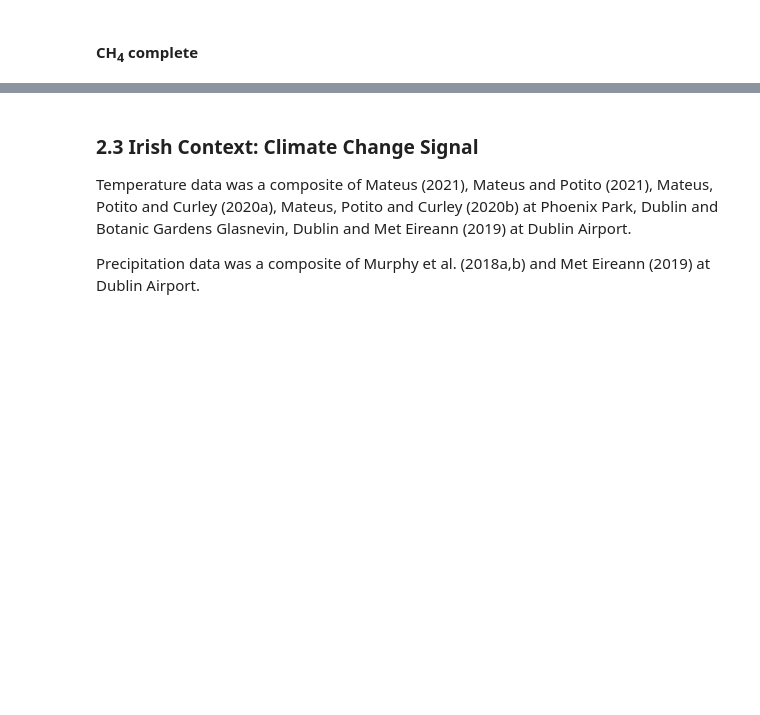
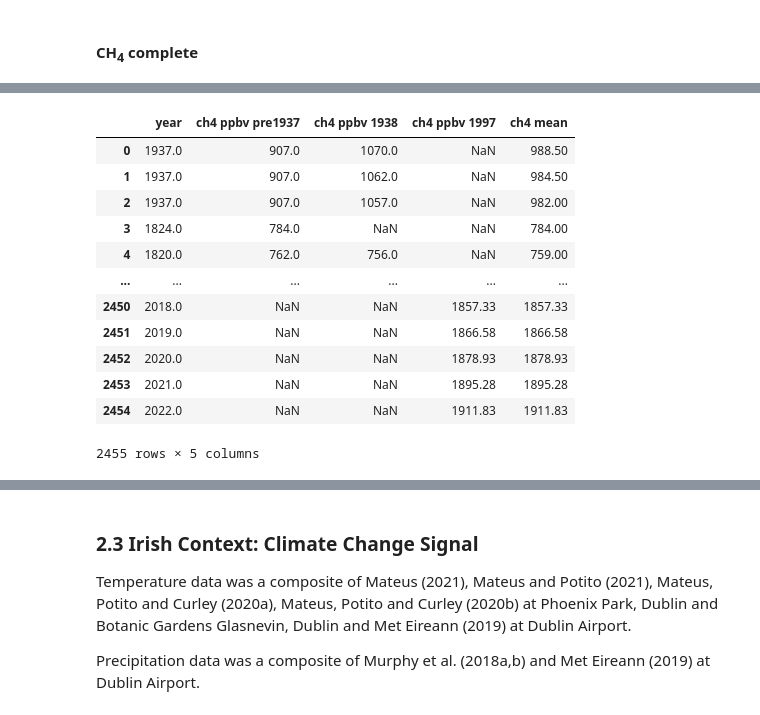
Before and after one commit to nurbujang/2progdaw23, a Jupyter notebook: project2.ipynb, the cells around one changed output, grey strips where cells are left out. Saved outputs shown, nothing was run; the diff lists cells and outputs as text; code cells hidden in the pictures; blank space fills up the shorter version.

Commit message:
sort year reset

```diff
--- a/project2.ipynb
+++ b/project2.ipynb
@@ -728,5 +787,20 @@ df_ch4_all_0_2 = df_ch4_all_0_1.merge(df_ch4_all[2], left_on='year', right_on='y
 # %%
 ch4_columns = [c for c in df_ch4_all_0_2.columns if c.startswith('ch4')]
 df_ch4_all_0_2['ch4 mean'] = df_ch4_all_0_2[ch4_columns].mean(axis=1)
+df_ch4_all_0_2
+# %% [output]
+|  | year | ch4 ppbv pre1937 | ch4 ppbv 1938 | ch4 ppbv 1997 | ch4 mean |
+| 0 | 1937.0 | 907.0 | 1070.0 | NaN | 988.50 |
+| 1 | 1937.0 | 907.0 | 1062.0 | NaN | 984.50 |
+| 2 | 1937.0 | 907.0 | 1057.0 | NaN | 982.00 |
+| 3 | 1824.0 | 784.0 | NaN | NaN | 784.00 |
+| 4 | 1820.0 | 762.0 | 756.0 | NaN | 759.00 |
+| ... | ... | ... | ... | ... | ... |
+| 2450 | 2018.0 | NaN | NaN | 1857.33 | 1857.33 |
+| 2451 | 2019.0 | NaN | NaN | 1866.58 | 1866.58 |
+| 2452 | 2020.0 | NaN | NaN | 1878.93 | 1878.93 |
+| 2453 | 2021.0 | NaN | NaN | 1895.28 | 1895.28 |
+| 2454 | 2022.0 | NaN | NaN | 1911.83 | 1911.83 |
+2455 rows × 5 columns
 # %%
 df_ch4_all_0_2 # dolot
```
Also changed, not shown: parts of 102 cells of this notebook.
